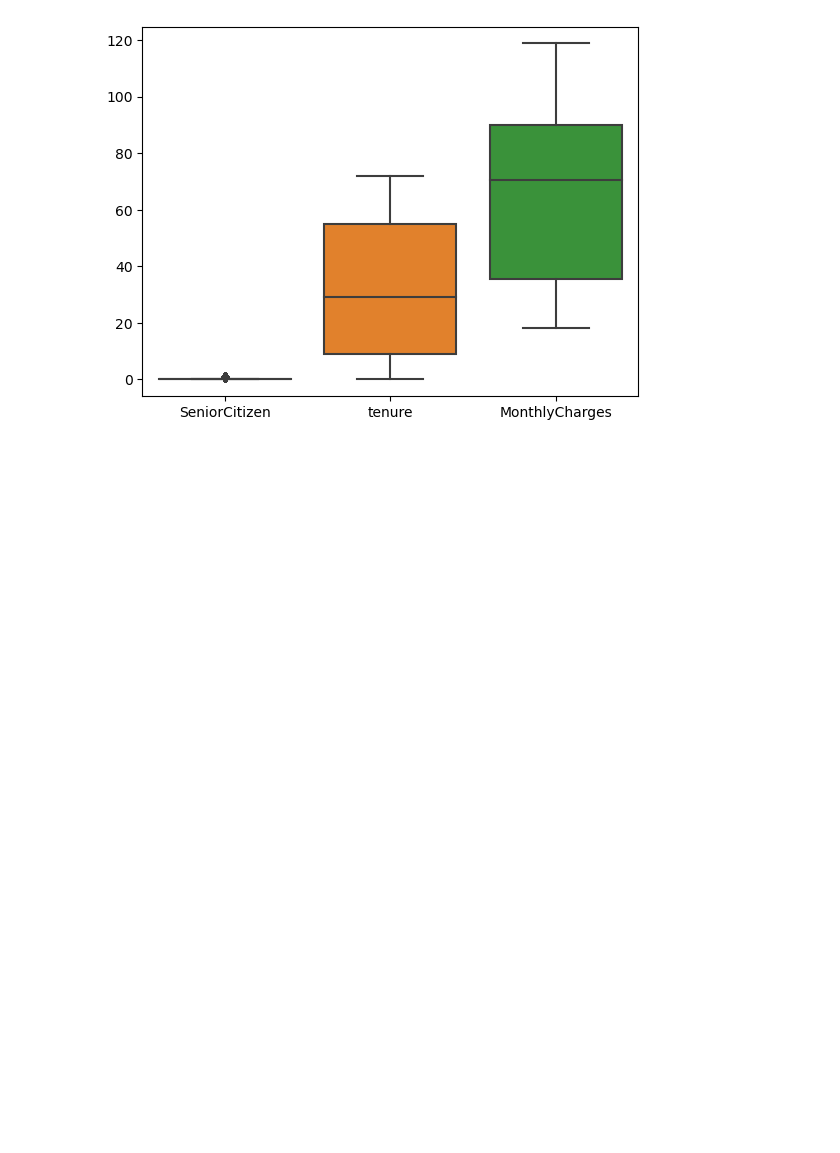
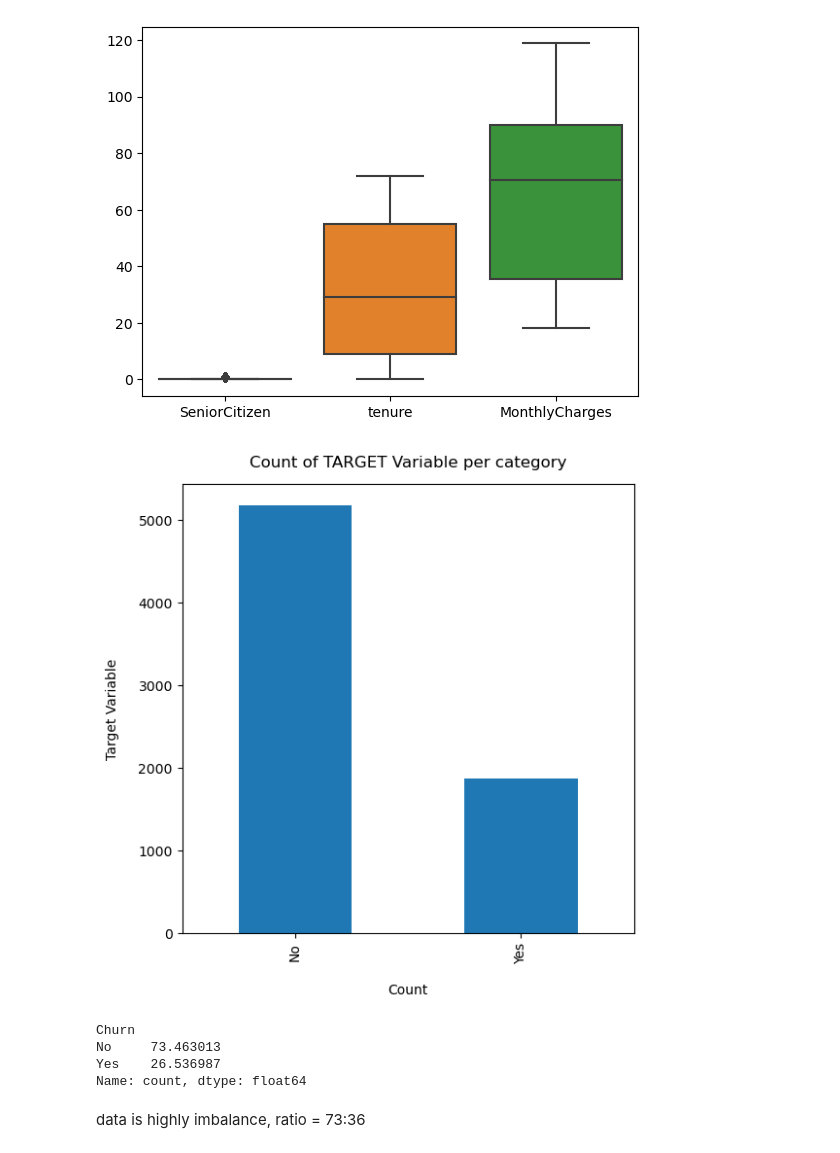
Before and after one commit to Sarthak1311/churn-prediction-, a Jupyter notebook: churnAnalysis_EDA.ipynb, the cells around one changed output. Drawn from its saved outputs; the diff is of its cells as text; code cells hidden in the pictures; blank space fills up the shorter version.

Commit message:
adding new data & eda file

```diff
--- a/churnAnalysis_EDA.ipynb
+++ b/churnAnalysis_EDA.ipynb
@@ -65,3 +65,19 @@ sns.boxplot(data)
 # %% [output]
 <Axes: >
 [figure]
+# %%
+data['Churn'].value_counts().plot(kind = "bar",figsize=(6,6))
+plt.xlabel("Count", labelpad=14)
+plt.ylabel("Target Variable", labelpad=14)
+plt.title("Count of TARGET Variable per category", y=1.02);
+# %% [output]
+[figure, added]
+# %%
+(data.Churn.value_counts()/len(data.Churn))*100
+# %% [output]
+Churn
+No     73.463013
+Yes    26.536987
+Name: count, dtype: float64
+# %% [markdown]
+data is highly imbalance, ratio = 73:36
```
Also changed, not shown: parts of 14 cells of this notebook, 1 other file.
